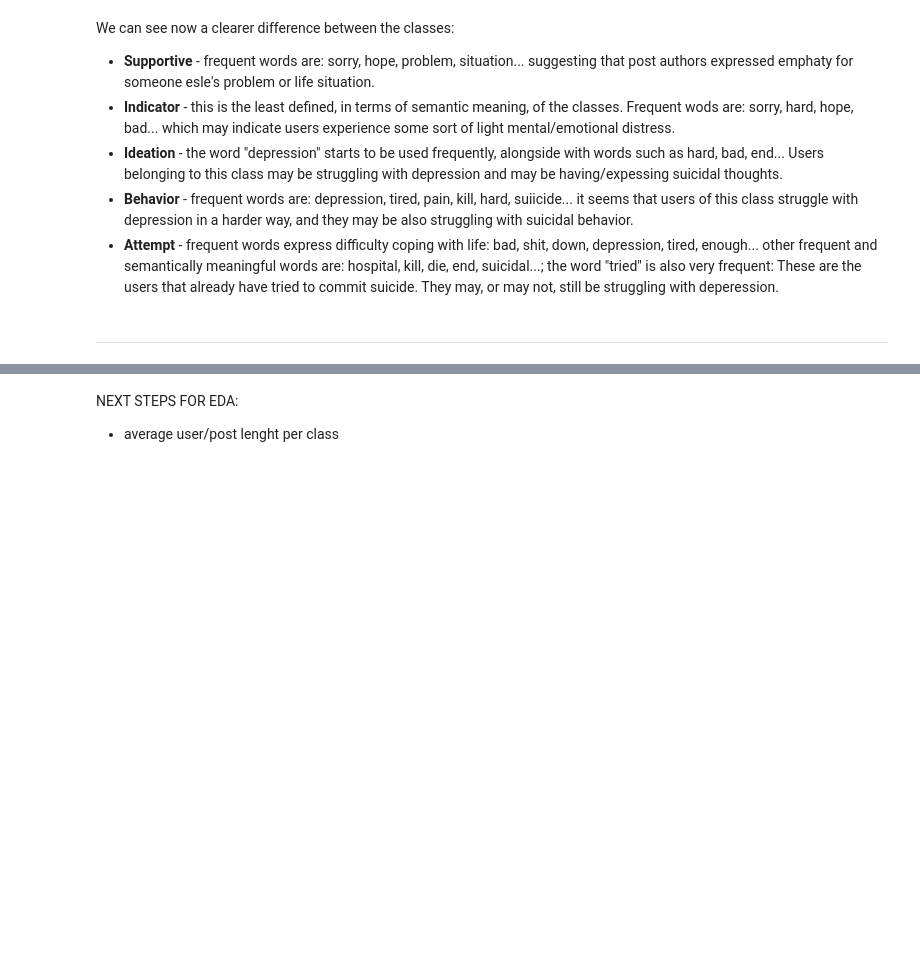
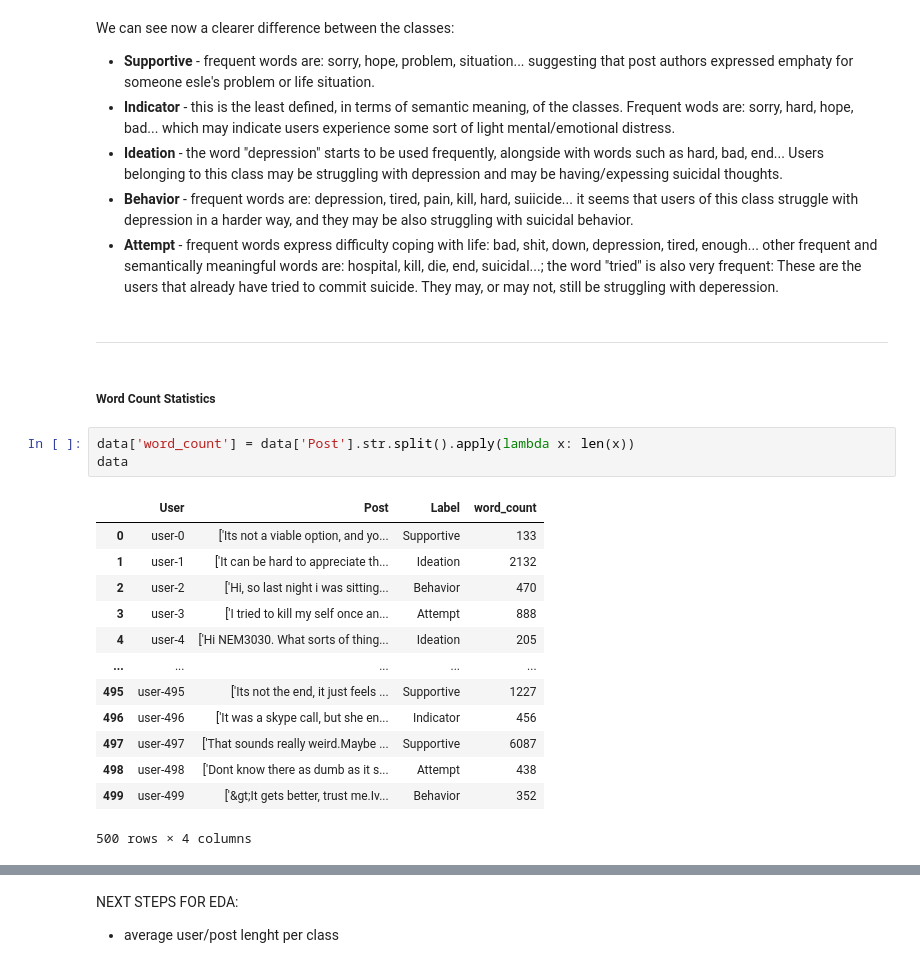
Before and after one commit to SebastianoDenegri/Targeted_Suicide_Intervention, a Jupyter notebook: Reddit_Users_Classification.ipynb, the cells around one changed output, grey strips where cells are left out. Saved outputs shown, nothing was run; the diff lists cells and outputs as text; blank space fills up the shorter version.

```diff
--- a/Reddit_Users_Classification.ipynb
+++ b/Reddit_Users_Classification.ipynb
@@ -399,5 +399,24 @@ We can see now a clearer difference between the classes:
 - **Ideation** - the word "depression" starts to be used frequently, alongside with words such as hard, bad, end... Users belonging to this class may be struggling with depression and may be having/expessing suicidal thoughts.
 - **Behavior** - frequent words are: depression, tired, pain, kill, hard, suiicide... it seems that users of this class struggle with depression in a harder way, and they may be also struggling with suicidal behavior.
 - **Attempt** - frequent words express difficulty coping with life: bad, shit, down, depression, tired, enough... other frequent and semantically meaningful words are: hospital, kill, die, end, suicidal...; the word "tried" is also very frequent: These are the users that already have tried to commit suicide. They may, or may not, still be struggling with deperession.
-# %% [markdown]
----
+# %% [markdown]
+---
+# %% [markdown]
+##### Word Count Statistics
+# %%
+data['word_count'] = data['Post'].str.split().apply(lambda x: len(x))
+data
+# %% [output]
+|  | User | Post | Label | word_count |
+| 0 | user-0 | ['Its not a viable option, and yo... | Supportive | 133 |
+| 1 | user-1 | ['It can be hard to appreciate th... | Ideation | 2132 |
+| 2 | user-2 | ['Hi, so last night i was sitting... | Behavior | 470 |
+| 3 | user-3 | ['I tried to kill my self once an... | Attempt | 888 |
+| 4 | user-4 | ['Hi NEM3030. What sorts of thing... | Ideation | 205 |
+| ... | ... | ... | ... | ... |
+| 495 | user-495 | ['Its not the end, it just feels ... | Supportive | 1227 |
+| 496 | user-496 | ['It was a skype call, but she en... | Indicator | 456 |
+| 497 | user-497 | ['That sounds really weird.Maybe ... | Supportive | 6087 |
+| 498 | user-498 | ['Dont know there as dumb as it s... | Attempt | 438 |
+| 499 | user-499 | ['&gt;It gets better, trust me.Iv... | Behavior | 352 |
+500 rows × 4 columns
```
Also changed, not shown: parts of 14 cells of this notebook.
